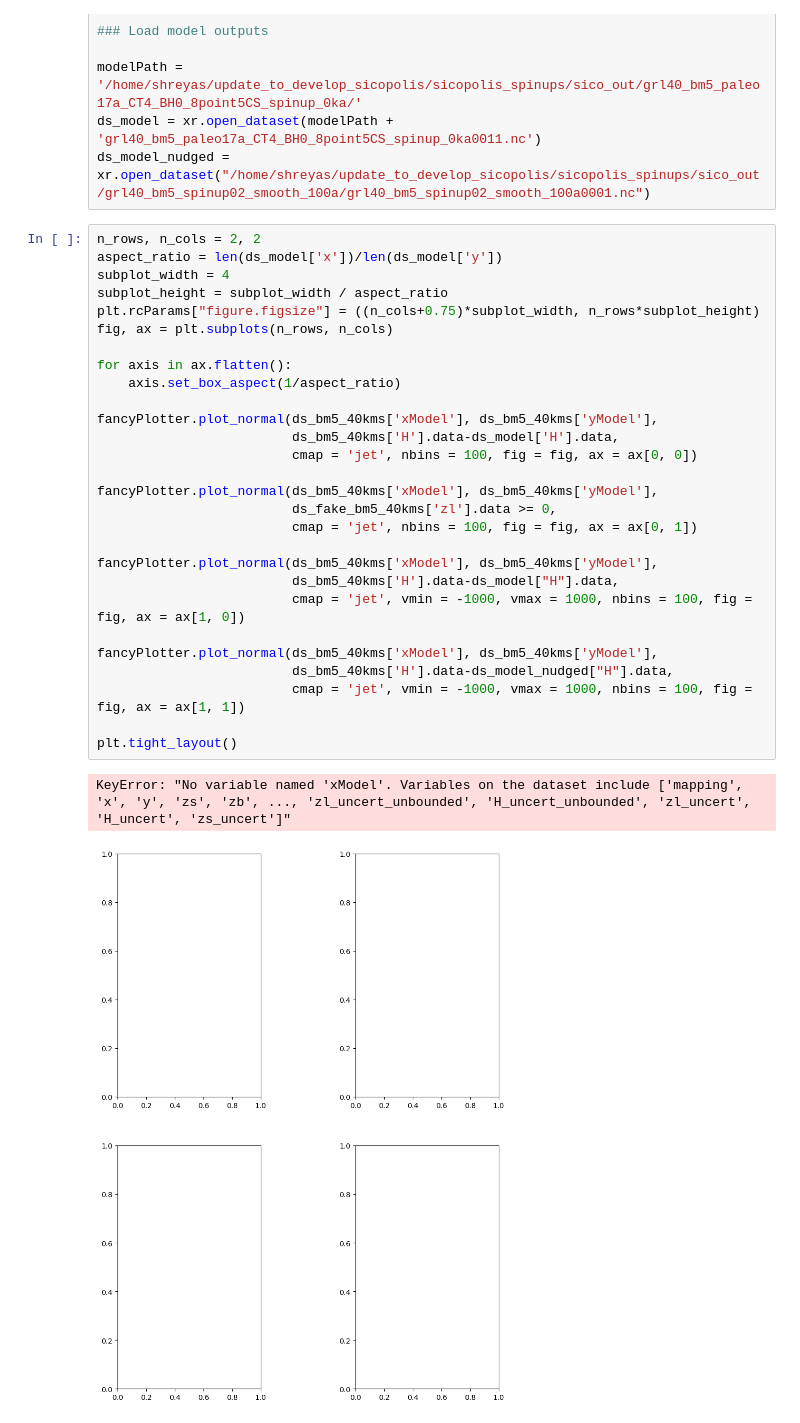
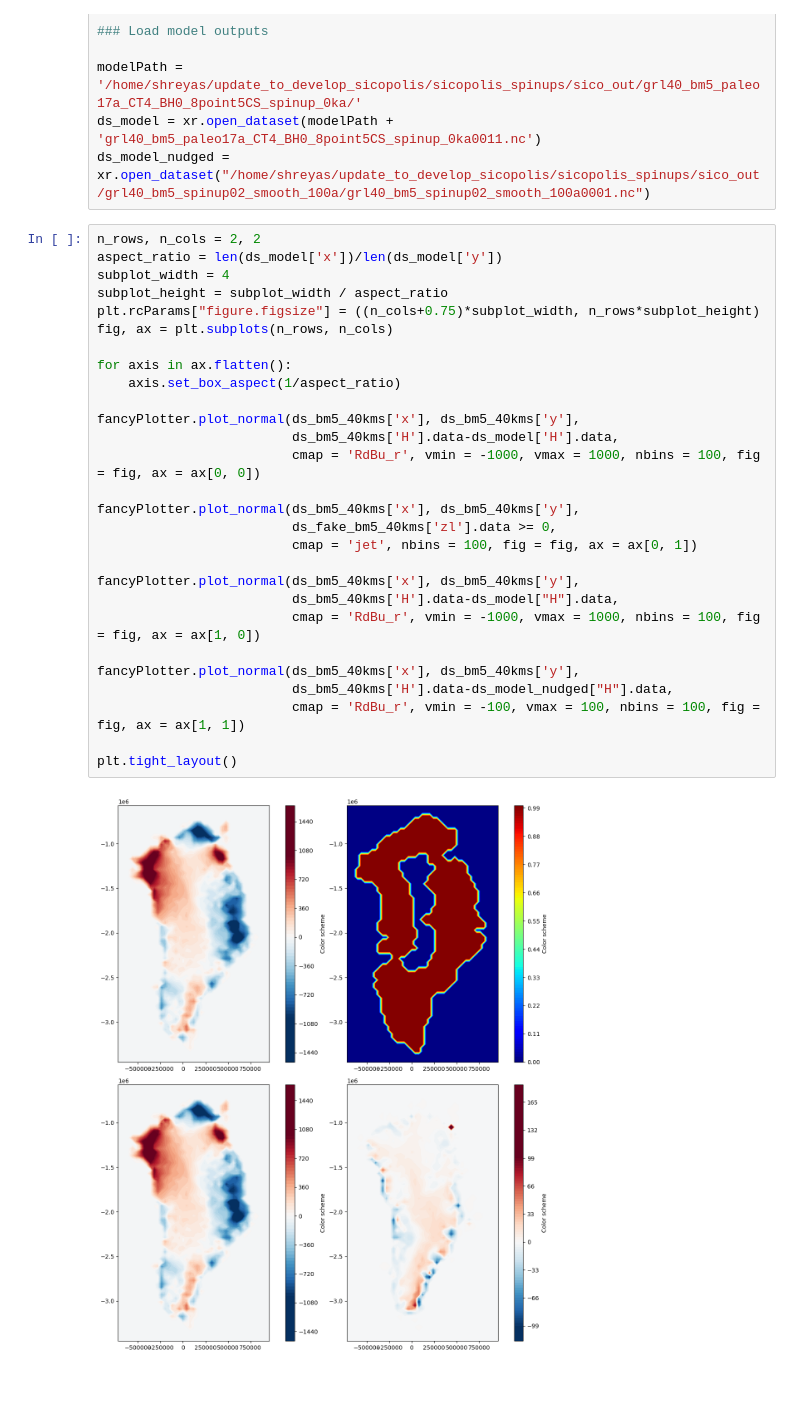
Before and after one commit to Shreyas911/pySICOPOLIS, a Jupyter notebook: examples/jupyter_notebooks/zszl_analysis.ipynb, the cells around one changed output. Drawn from its saved outputs; the diff is of its cells as text; blank space fills up the shorter version.

```diff
--- a/examples/jupyter_notebooks/zszl_analysis.ipynb
+++ b/examples/jupyter_notebooks/zszl_analysis.ipynb
@@ -41,32 +41,31 @@ ds_model_nudged = xr.open_dataset("/home/shreyas/update_to_develop_sicopolis/sic
 # %%
 n_rows, n_cols = 2, 2
 aspect_ratio = len(ds_model['x'])/len(ds_model['y'])
 subplot_width = 4
 subplot_height = subplot_width / aspect_ratio
 plt.rcParams["figure.figsize"] = ((n_cols+0.75)*subplot_width, n_rows*subplot_height)
 fig, ax = plt.subplots(n_rows, n_cols)
 
 for axis in ax.flatten():
     axis.set_box_aspect(1/aspect_ratio)
 
-fancyPlotter.plot_normal(ds_bm5_40kms['xModel'], ds_bm5_40kms['yModel'],
+fancyPlotter.plot_normal(ds_bm5_40kms['x'], ds_bm5_40kms['y'],
                          ds_bm5_40kms['H'].data-ds_model['H'].data,
-                         cmap = 'jet', nbins = 100, fig = fig, ax = ax[0, 0])
+                         cmap = 'RdBu_r', vmin = -1000, vmax = 1000, nbins = 100, fig = fig, ax = ax[0, 0])
 
-fancyPlotter.plot_normal(ds_bm5_40kms['xModel'], ds_bm5_40kms['yModel'],
+fancyPlotter.plot_normal(ds_bm5_40kms['x'], ds_bm5_40kms['y'],
                          ds_fake_bm5_40kms['zl'].data >= 0,
                          cmap = 'jet', nbins = 100, fig = fig, ax = ax[0, 1])
 
-fancyPlotter.plot_normal(ds_bm5_40kms['xModel'], ds_bm5_40kms['yModel'],
+fancyPlotter.plot_normal(ds_bm5_40kms['x'], ds_bm5_40kms['y'],
                          ds_bm5_40kms['H'].data-ds_model["H"].data,
-                         cmap = 'jet', vmin = -1000, vmax = 1000, nbins = 100, fig = fig, ax = ax[1, 0])
+                         cmap = 'RdBu_r', vmin = -1000, vmax = 1000, nbins = 100, fig = fig, ax = ax[1, 0])
 
-fancyPlotter.plot_normal(ds_bm5_40kms['xModel'], ds_bm5_40kms['yModel'],
+fancyPlotter.plot_normal(ds_bm5_40kms['x'], ds_bm5_40kms['y'],
                          ds_bm5_40kms['H'].data-ds_model_nudged["H"].data,
-                         cmap = 'jet', vmin = -1000, vmax = 1000, nbins = 100, fig = fig, ax = ax[1, 1])
+                         cmap = 'RdBu_r', vmin = -100, vmax = 100, nbins = 100, fig = fig, ax = ax[1, 1])
 
 plt.tight_layout()
 # %% [output]
-KeyError: "No variable named 'xModel'. Variables on the dataset include ['mapping', 'x', 'y', 'zs', 'zb', ..., 'zl_uncert_unbounded', 'H_uncert_unbounded', 'zl_uncert', 'H_uncert', 'zs_uncert']"
-[figure, old version]
+[figure, new version]
 # %%
```
Also changed, not shown: parts of 6 cells of this notebook, 12 other files.
